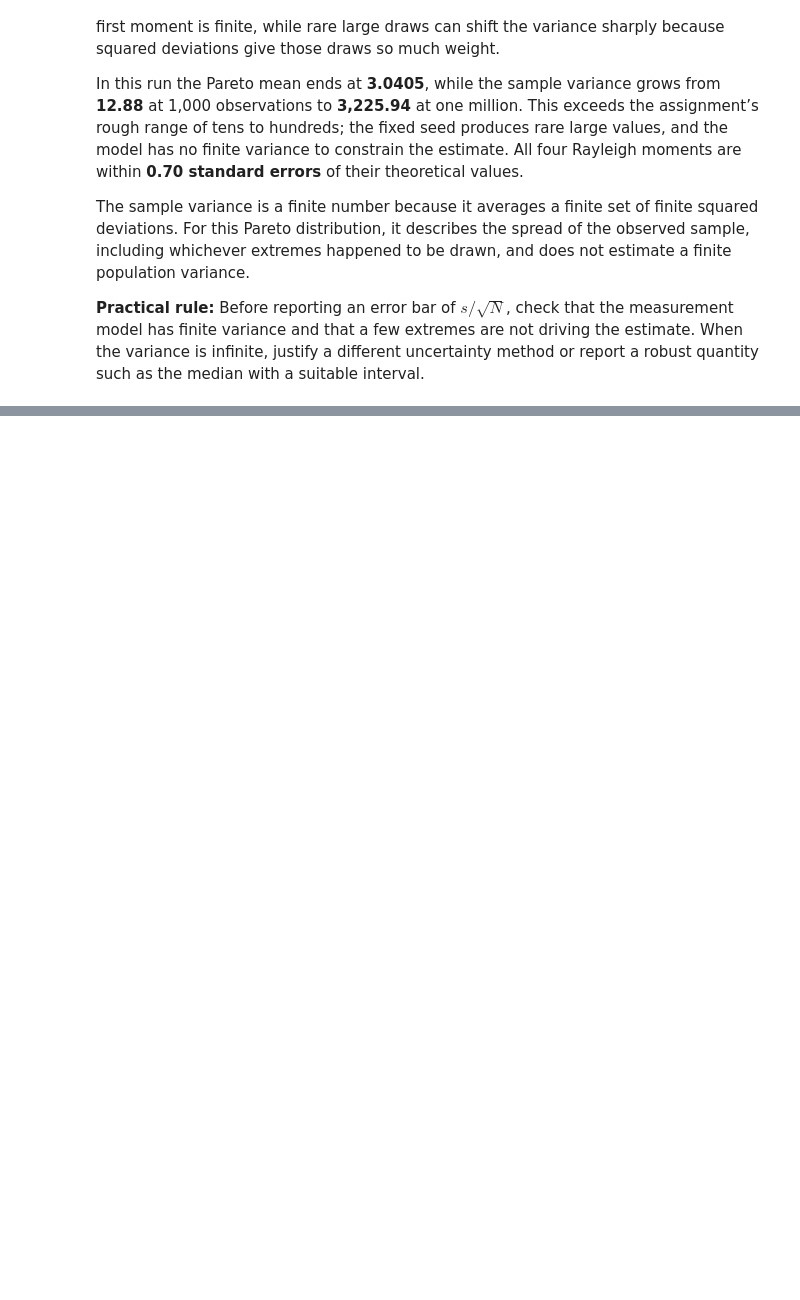
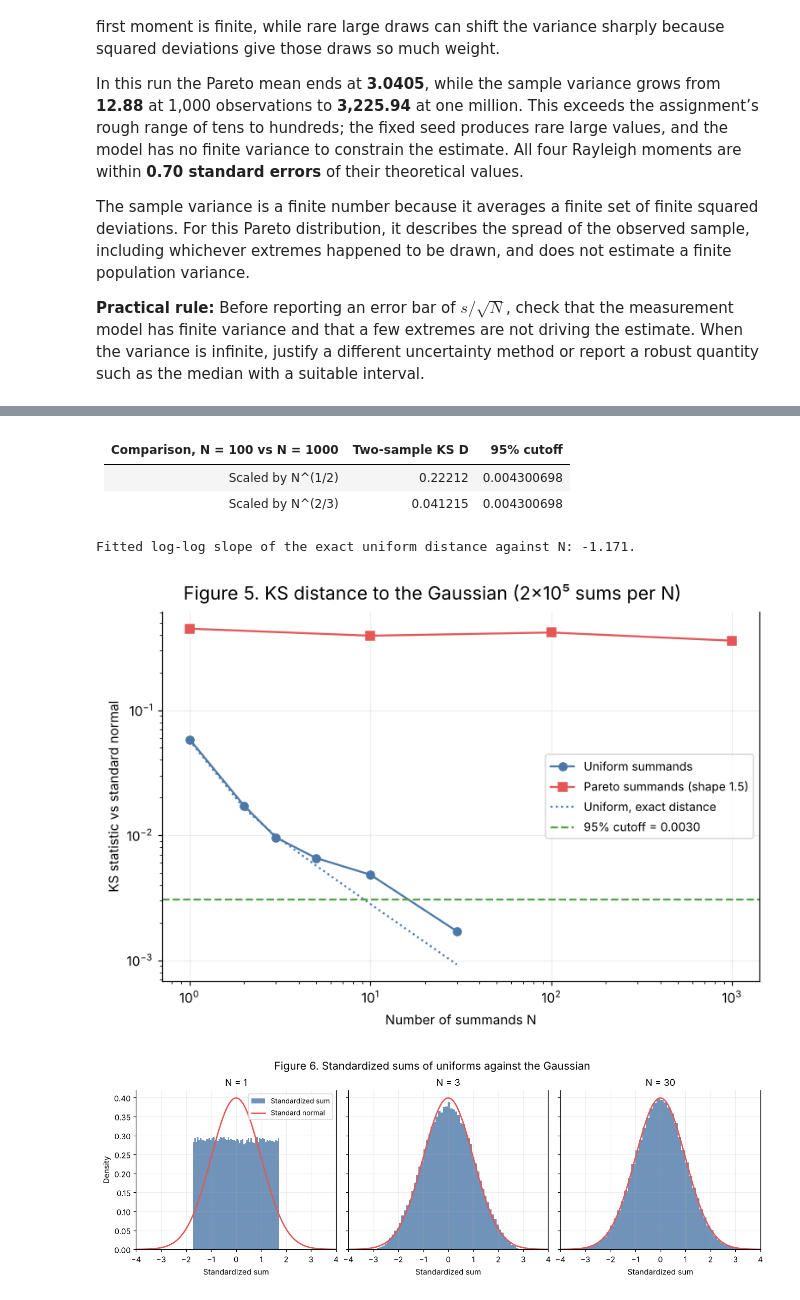
Before and after one commit to christiandi0r/ECE3715-Fall2026-Projects, a Jupyter notebook: mp2/mp2.ipynb, the cells around one changed output, grey strips where cells are left out. Drawn from its saved outputs; the diff is of its cells as text; code cells hidden in the pictures; blank space fills up the shorter version.

```diff
--- a/mp2/mp2.ipynb
+++ b/mp2/mp2.ipynb
@@ -516,0 +535,68 @@ The sample variance is a finite number because it averages a finite set of finit
+# %%
+N5 = 200_000
+critical5 = 1.36 / np.sqrt(N5)
+uniform_ns5 = [1, 2, 3, 5, 10, 30]
+pareto_ns5 = [1, 10, 100, 1000]
+CHUNK5 = 5_000
+
+def standardized_uniform_sums(n_terms):
+    sums = rng5.random((N5, n_terms)).sum(axis=1)
+    return (sums - n_terms / 2) / np.sqrt(n_terms / 12)
+
+def pareto_sums(n_terms):
+    sums = np.empty(N5)
+    for start in range(0, N5, CHUNK5):
+        sums[start:start + CHUNK5] = (1 + rng5.pareto(1.5, size=(CHUNK5, n_terms))).sum(axis=1)
+    return sums
+
+uniform_z5 = {n: standardized_uniform_sums(n) for n in uniform_ns5}
+pareto_sums5 = {n: pareto_sums(n) for n in pareto_ns5}
+# Population variance is infinite, so no theoretical scale exists: center with the true mean 3N
+# and scale with the sample standard deviation of the sums.
+pareto_z5 = {n: (s - 3 * n) / s.std(ddof=1) for n, s in pareto_sums5.items()}
+
+ks_uniform5 = [ks_statistic(uniform_z5[n], stats.norm.cdf) for n in uniform_ns5]
+zfine5 = np.linspace(-6, 6, 400_001)
+exact_uniform5 = [np.max(np.abs(stats.irwinhall(n).cdf(n / 2 + zfine5 * np.sqrt(n / 12))
+                                - stats.norm.cdf(zfine5))) for n in uniform_ns5]
+ks_pareto5 = [ks_statistic(pareto_z5[n], stats.norm.cdf) for n in pareto_ns5]
+table(['N', 'Mean of sum', 'Variance of sum', 'KS D vs N(0,1)', 'Exact distance', '95% cutoff', 'Decision'],
+      [[n, n / 2, n / 12, d, e, critical5, 'Do not reject' if d < critical5 else 'Reject']
+       for n, d, e in zip(uniform_ns5, ks_uniform5, exact_uniform5)])
+table(['N', 'Mean of sum', 'Scale used (sample SD)', 'KS D vs N(0,1)', '95% cutoff', 'Decision'],
+      [[n, 3 * n, pareto_sums5[n].std(ddof=1), d, critical5, 'Do not reject' if d < critical5 else 'Reject']
+       for n, d in zip(pareto_ns5, ks_pareto5)])
+
+# Slope of KS against N for the uniform case, and the stable-law scaling check for the Pareto case
+slope5 = np.polyfit(np.log(uniform_ns5), np.log(exact_uniform5), 1)[0]
+stable5 = {n: (pareto_sums5[n] - 3 * n) / n ** (1 / 1.5) for n in (100, 1000)}
+d_stable5 = stats.ks_2samp(stable5[100], stable5[1000]).statistic
+cutoff_stable5 = 1.36 * np.sqrt(2 / N5)
+d_gauss_scale5 = stats.ks_2samp((pareto_sums5[100] - 300) / 100 ** .5,
+                                (pareto_sums5[1000] - 3000) / 1000 ** .5).statistic
+table(['Comparison, N = 100 vs N = 1000', 'Two-sample KS D', '95% cutoff'],
+      [['Scaled by N^(1/2)', d_gauss_scale5, cutoff_stable5],
+       ['Scaled by N^(2/3)', d_stable5, cutoff_stable5]])
+print(f'Fitted log-log slope of the exact uniform distance against N: {slope5:.3f}.')
+
+fig5, ax5 = plt.subplots(figsize=(7, 4.8), layout='constrained')
+ax5.loglog(uniform_ns5, ks_uniform5, 'o-', color='#4c78a8', label='Uniform summands')
+ax5.loglog(pareto_ns5, ks_pareto5, 's-', color='#e45756', label='Pareto summands (shape 1.5)')
+ax5.loglog(uniform_ns5, exact_uniform5, ':', color='#4c78a8', label='Uniform, exact distance')
+ax5.axhline(critical5, ls='--', color='#54a24b', label=f'95% cutoff = {critical5:.4f}')
+ax5.set(xlabel='Number of summands N', ylabel='KS statistic vs standard normal')
+ax5.legend(fontsize=9)
+fig5.suptitle('Figure 5. KS distance to the Gaussian (2×10⁵ sums per N)', fontsize=14)
+finish(fig5, 'figure_05')
+
+fig6, axes6 = plt.subplots(1, 3, figsize=(12, 4), layout='constrained', sharey=True)
+zgrid5 = np.linspace(-4, 4, 600)
+for ax6, n in zip(axes6, (1, 3, 30)):
+    ax6.hist(uniform_z5[n], bins=60, density=True, color='#4c78a8', alpha=.8, label='Standardized sum')
+    ax6.plot(zgrid5, stats.norm.pdf(zgrid5), color='#e45756', lw=1.8, label='Standard normal')
+    ax6.set(title=f'N = {n}', xlabel='Standardized sum', xlim=(-4, 4))
+axes6[0].set_ylabel('Density')
+axes6[0].legend(fontsize=9)
+fig6.suptitle('Figure 6. Standardized sums of uniforms against the Gaussian', fontsize=14)
+finish(fig6, 'figure_06')
+# %% [output]
@@ -516,0 +617,7 @@ The sample variance is a finite number because it averages a finite set of finit
+| Comparison, N = 100 vs N = 1000 | Two-sample KS D | 95% cutoff |
+|---|---|---|
+| Scaled by N^(1/2) | 0.22212 | 0.004300698 |
+| Scaled by N^(2/3) | 0.041215 | 0.004300698 |
+Fitted log-log slope of the exact uniform distance against N: -1.171.
+[figure, added]
+[figure, added]
```
Also changed, not shown: parts of 11 cells of this notebook.
